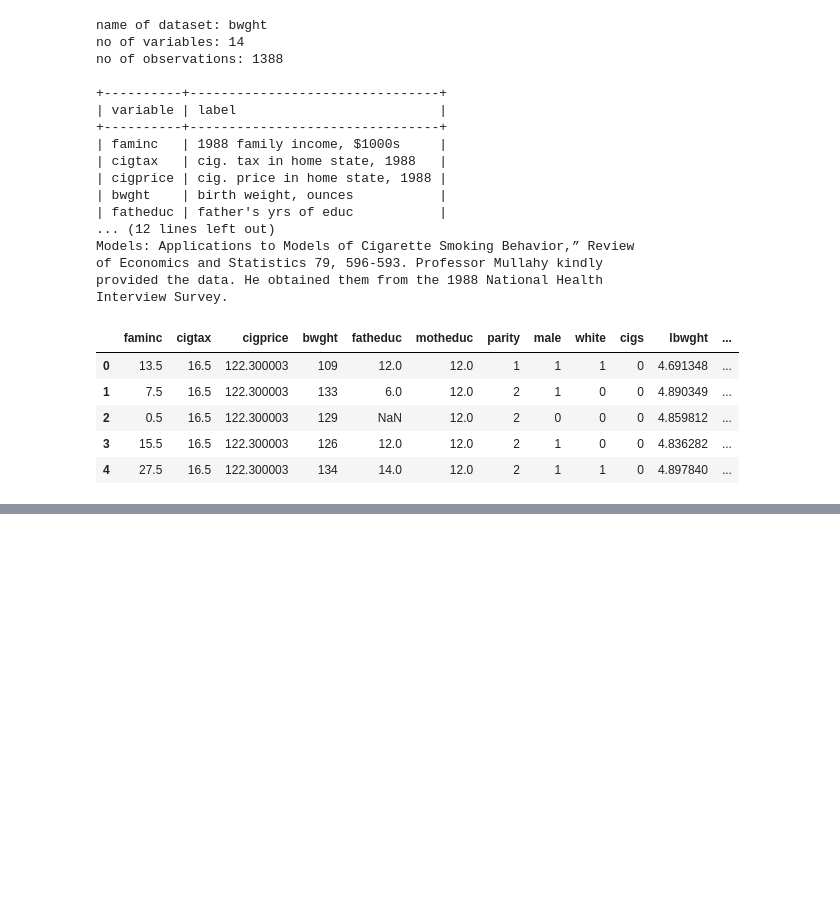
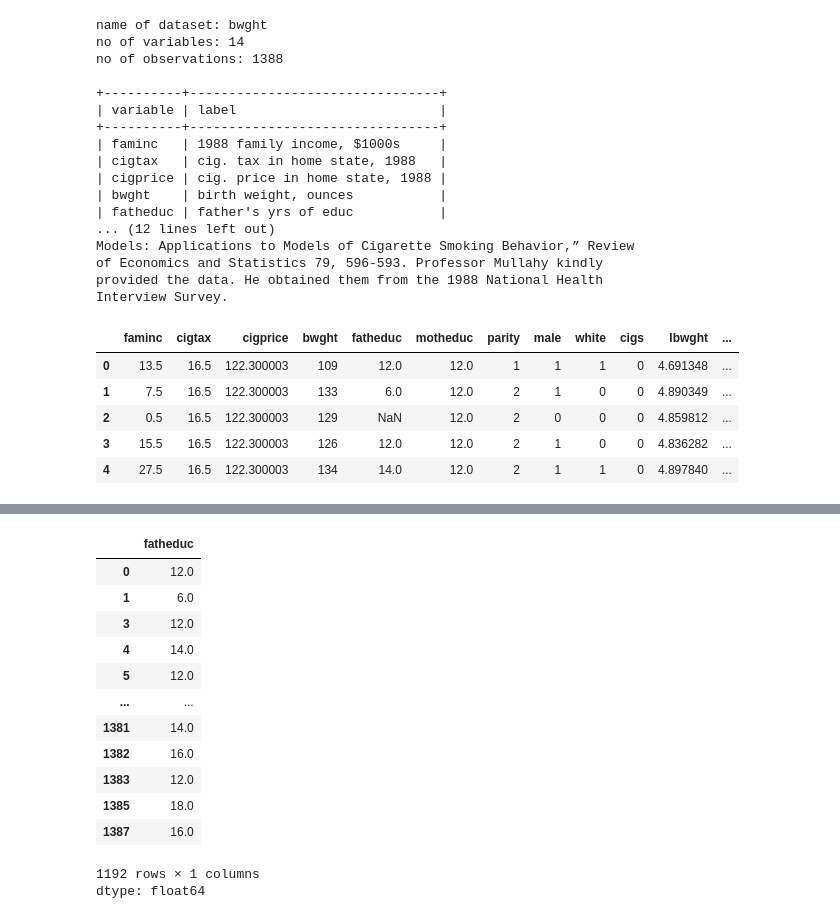
Before and after one commit to JoaoSilvaCorreia/Python, a Jupyter notebook: EconometriaWooldridge.ipynb, the cells around one changed output, grey strips where cells are left out. Cells and saved outputs as stored; diff of their text form; code cells hidden in the pictures; blank space fills up the shorter version.

```diff
--- a/EconometriaWooldridge.ipynb
+++ b/EconometriaWooldridge.ipynb
@@ -142,0 +224,18 @@ Interview Survey.
+# %%
+#2º passo tratar os valores faltantes (missing)
+bwght.fatheduc.dropna()
+# %% [output]
+|  | fatheduc |
+| 0 | 12.0 |
+| 1 | 6.0 |
+| 3 | 12.0 |
+| 4 | 14.0 |
+| 5 | 12.0 |
+| ... | ... |
+| 1381 | 14.0 |
+| 1382 | 16.0 |
+| 1383 | 12.0 |
+| 1385 | 18.0 |
+| 1387 | 16.0 |
+1192 rows × 1 columns
+dtype: float64
```
Also changed, not shown: parts of 19 cells of this notebook.
